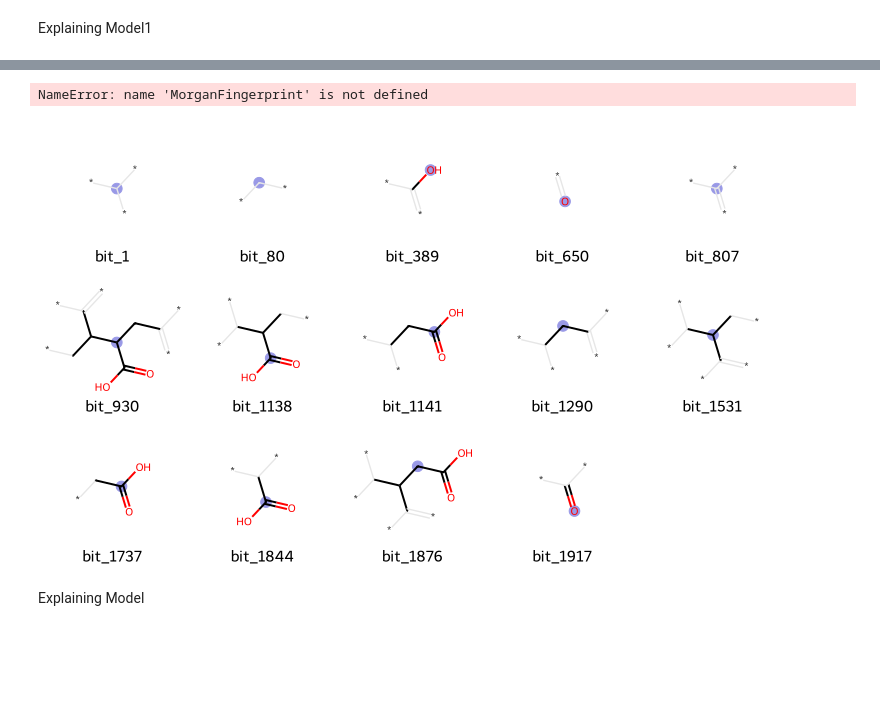
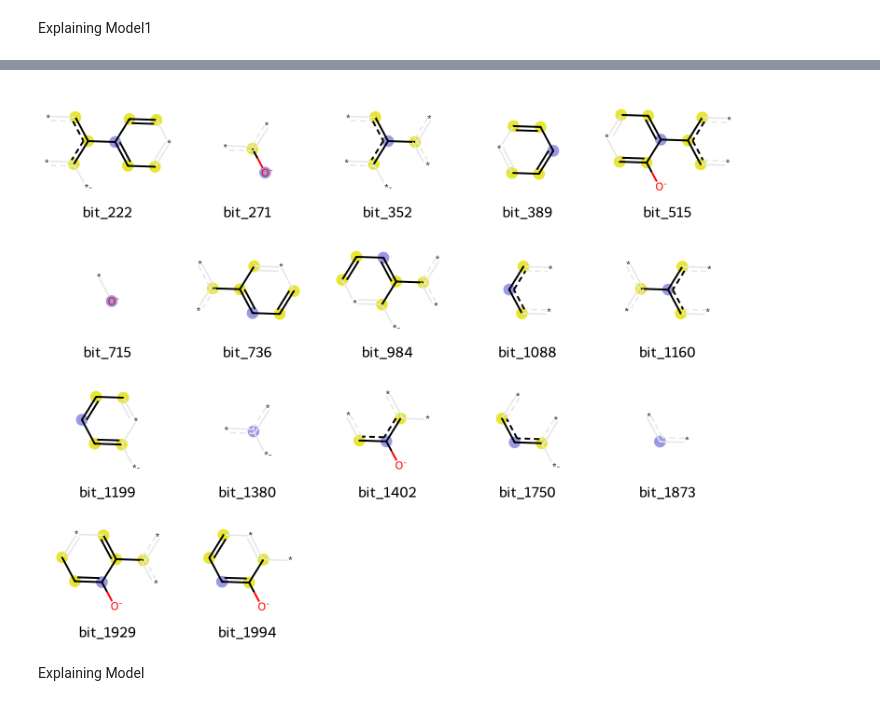
Before and after one commit to BernardGeorges/ProjetoAP, a Jupyter notebook: deepmol.ipynb, the cells around one changed output, grey strips where cells are left out. Drawn from its saved outputs; the diff is of its cells as text; code cells hidden in the pictures; blank space fills up the shorter version.

```diff
--- a/deepmol.ipynb
+++ b/deepmol.ipynb
@@ -127,12 +127,16 @@ Actual Value:  0.0
-# %%
-patt_number = 271
-MorganFingerprint().draw_bit(smi_conv, patt_number)
-# %% [output]
-NameError: name 'MorganFingerprint' is not defined
-# %%
-MorganFingerprint().draw_bits(smi_conv, [1, 80, 389, 650, 807, 930, 1138, 1141, 1290, 1531, 1737, 1844, 1876, 1917])
-# %% [output]
-[figure, removed]
+# %%
+from rdkit import Chem
+import numpy as np
+
+fp = MorganFingerprint()
+fingerprint = fp._featurize(smi_conv)
+
+activated_bits = np.where(fingerprint == 1)[0]
+activated_bits = list(activated_bits)
+# %%
+MorganFingerprint().draw_bits(smi_conv, activated_bits)
+# %% [output]
+[figure, added]
 # %% [markdown]
 Explaining Model
 # %%
```
Also changed, not shown: parts of 20 cells of this notebook, 6 other files.
